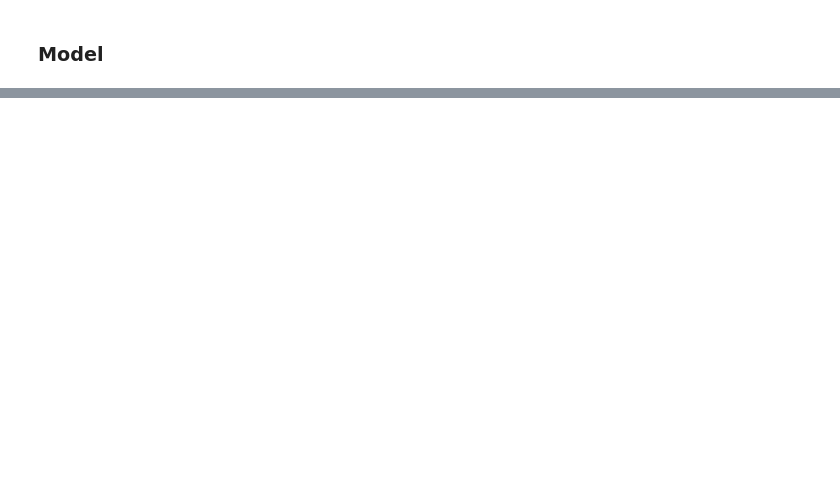
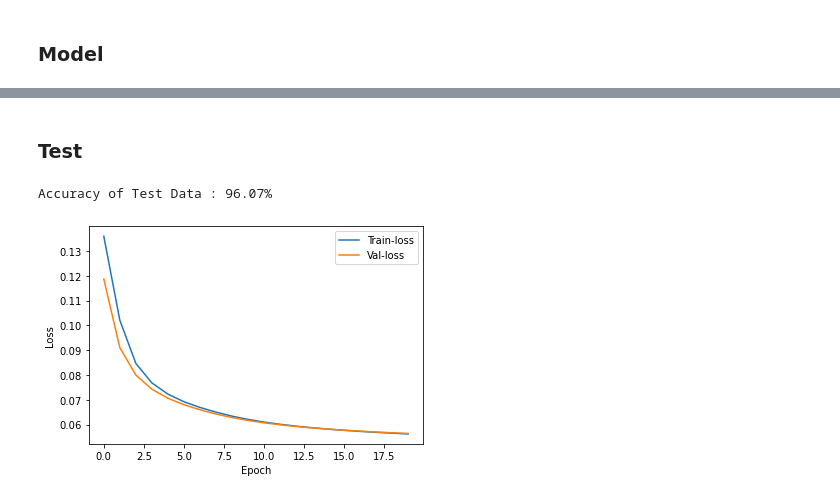
Before and after one commit to gjustin40/Pytorch-Cookbook, a Jupyter notebook: Advanced/LeNet/LeNet-5.ipynb, the cells around one changed output, grey strips where cells are left out. Drawn from its saved outputs; the diff is of its cells as text; code cells hidden in the pictures; blank space fills up the shorter version.

```diff
--- a/Advanced/LeNet/LeNet-5.ipynb
+++ b/Advanced/LeNet/LeNet-5.ipynb
@@ -94,0 +102,3 @@ class Lenet5(nn.Module):
+# %%
+model = Lenet5()
+model
@@ -94,0 +116,3 @@ class Lenet5(nn.Module):
+# %%
+loss_func = nn.CrossEntropyLoss()
+optimizer = optim.SGD(model.parameters(), lr=0.001)
@@ -94,0 +121,6 @@ class Lenet5(nn.Module):
+# %%
+if torch.cuda.is_available():
+    device = torch.device('cuda')
+else:
+    device = torch.device('cpu')
+print(device)
@@ -94,0 +214,31 @@ class Lenet5(nn.Module):
+# %% [markdown]
+### Test
+# %%
+model.cpu()
+model.eval()
+
+test_correct = 0
+
+with torch.no_grad():
+    for data in test_loader:
+        images, labels = data
+
+        prediction = model(images)
+
+        test_correct += (prediction.argmax(1) == labels).sum().item()
+
+
+    test_acc = test_correct / len(test_dataset)
+    print('Accuracy of Test Data : %0.2f%%' %(test_acc*100))
+
+plt.plot(train_loss_list)
+plt.plot(val_loss_list)
+
+plt.xlabel('Epoch')
+plt.ylabel('Loss')
+plt.legend(['Train-loss', 'Val-loss'])
+
+plt.show()
+# %% [output]
+Accuracy of Test Data : 96.07%
+[figure, added]
```
Also changed, not shown: parts of 9 cells of this notebook.
